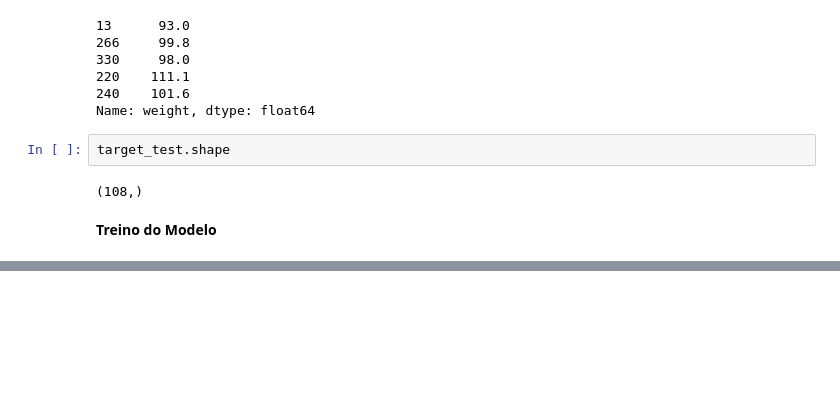
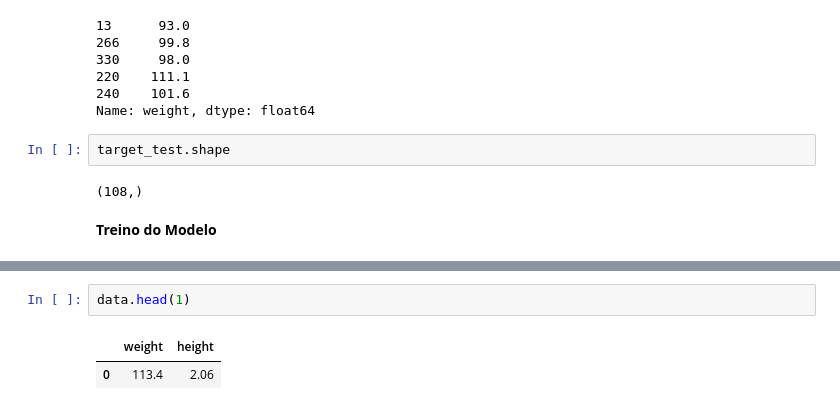
Before and after one commit to vinigm/Estudos, a Jupyter notebook: Machine_Learning.ipynb, the cells around one changed output, grey strips where cells are left out. Drawn from its saved outputs; the diff is of its cells as text; blank space fills up the shorter version.

```diff
--- a/Machine_Learning.ipynb
+++ b/Machine_Learning.ipynb
@@ -516,0 +557,5 @@ target_test.shape
+# %%
+data.head(1)
+# %% [output]
+|  | weight | height |
+| 0 | 113.4 | 2.06 |
```
Also changed, not shown: parts of 9 cells of this notebook.
